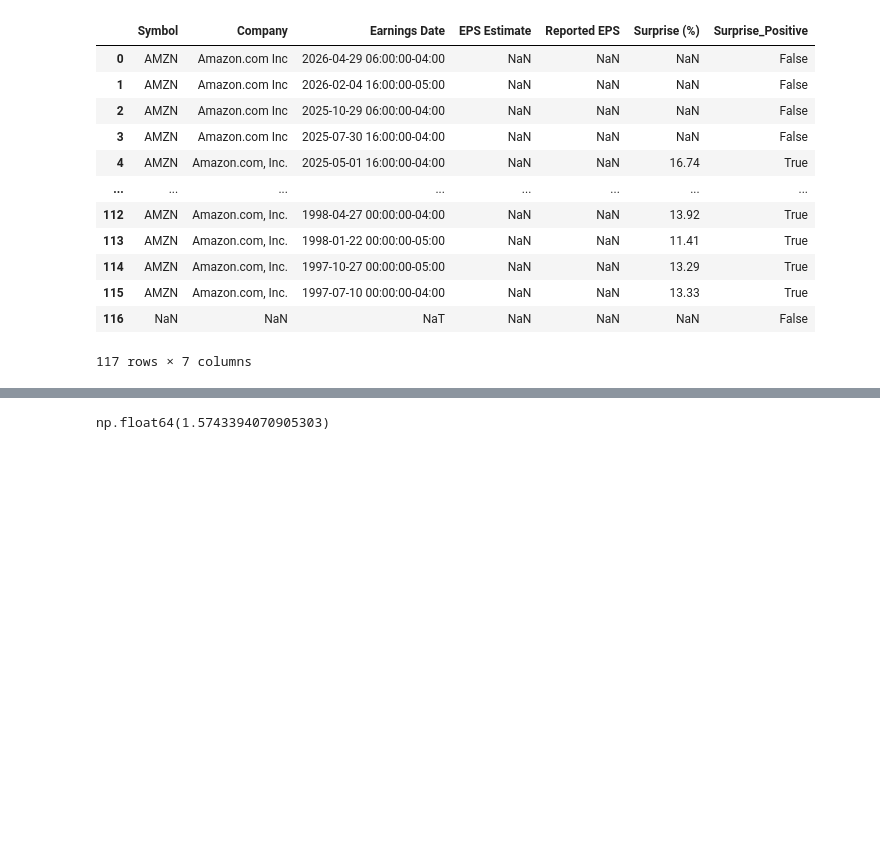
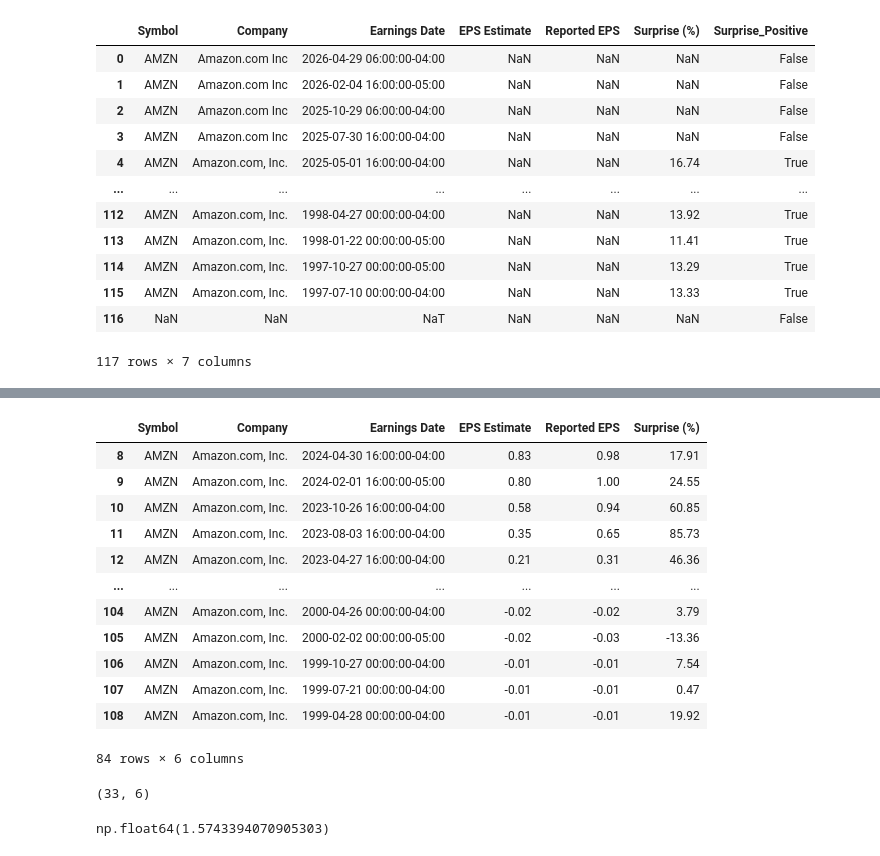
Before and after one commit to HaChan/stock-markets-analytics-zoomcamp-2025, a Jupyter notebook: hw1.ipynb, the cells around one changed output, grey strips where cells are left out. Cells and saved outputs as stored; diff of their text form; code cells hidden in the pictures; blank space fills up the shorter version.

```diff
--- a/hw1.ipynb
+++ b/hw1.ipynb
@@ -328,3 +346,24 @@ earnings_df
+# %%
+earnings_df_1 = earnings_df_1.loc[(earnings_df_1["Reported EPS"] > earnings_df_1["EPS Estimate"]) | earnings_df_1.get('Surprise (%)', 0) > 0]
+earnings_df_1
+# %% [output]
+|  | Symbol | Company | Earnings Date | EPS Estimate | Reported EPS | Surprise (%) |
+| 8 | AMZN | Amazon.com, Inc. | 2024-04-30 16:00:00-04:00 | 0.83 | 0.98 | 17.91 |
+| 9 | AMZN | Amazon.com, Inc. | 2024-02-01 16:00:00-05:00 | 0.80 | 1.00 | 24.55 |
+| 10 | AMZN | Amazon.com, Inc. | 2023-10-26 16:00:00-04:00 | 0.58 | 0.94 | 60.85 |
+| 11 | AMZN | Amazon.com, Inc. | 2023-08-03 16:00:00-04:00 | 0.35 | 0.65 | 85.73 |
+| 12 | AMZN | Amazon.com, Inc. | 2023-04-27 16:00:00-04:00 | 0.21 | 0.31 | 46.36 |
+| ... | ... | ... | ... | ... | ... | ... |
+| 104 | AMZN | Amazon.com, Inc. | 2000-04-26 00:00:00-04:00 | -0.02 | -0.02 | 3.79 |
+| 105 | AMZN | Amazon.com, Inc. | 2000-02-02 00:00:00-05:00 | -0.02 | -0.03 | -13.36 |
+| 106 | AMZN | Amazon.com, Inc. | 1999-10-27 00:00:00-04:00 | -0.01 | -0.01 | 7.54 |
+| 107 | AMZN | Amazon.com, Inc. | 1999-07-21 00:00:00-04:00 | -0.01 | -0.01 | 0.47 |
+| 108 | AMZN | Amazon.com, Inc. | 1999-04-28 00:00:00-04:00 | -0.01 | -0.01 | 19.92 |
+84 rows × 6 columns
+# %%
+earnings_df_1.shape
+# %% [output]
+(33, 6)
 # %%
 returns_on_surprise = []
 price_dates = price_df.index
```
Also changed, not shown: parts of 6 cells of this notebook, 2 other files.
